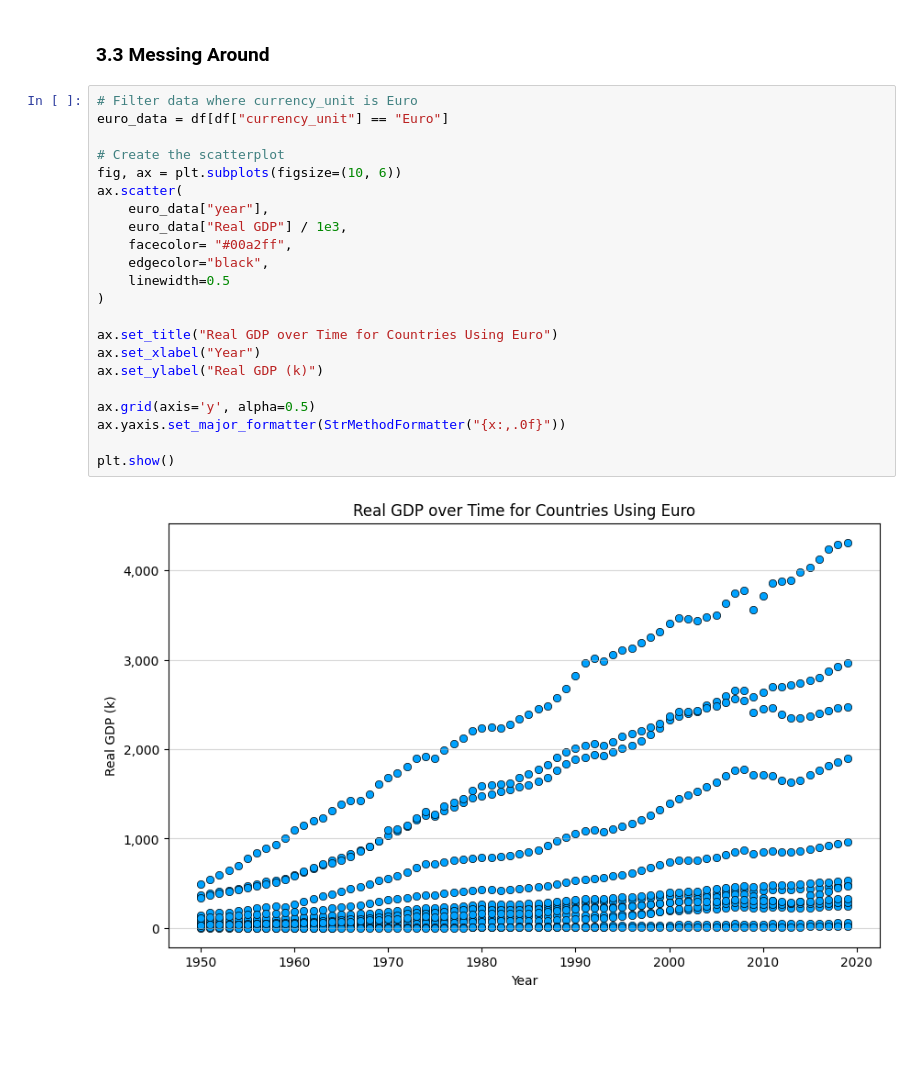
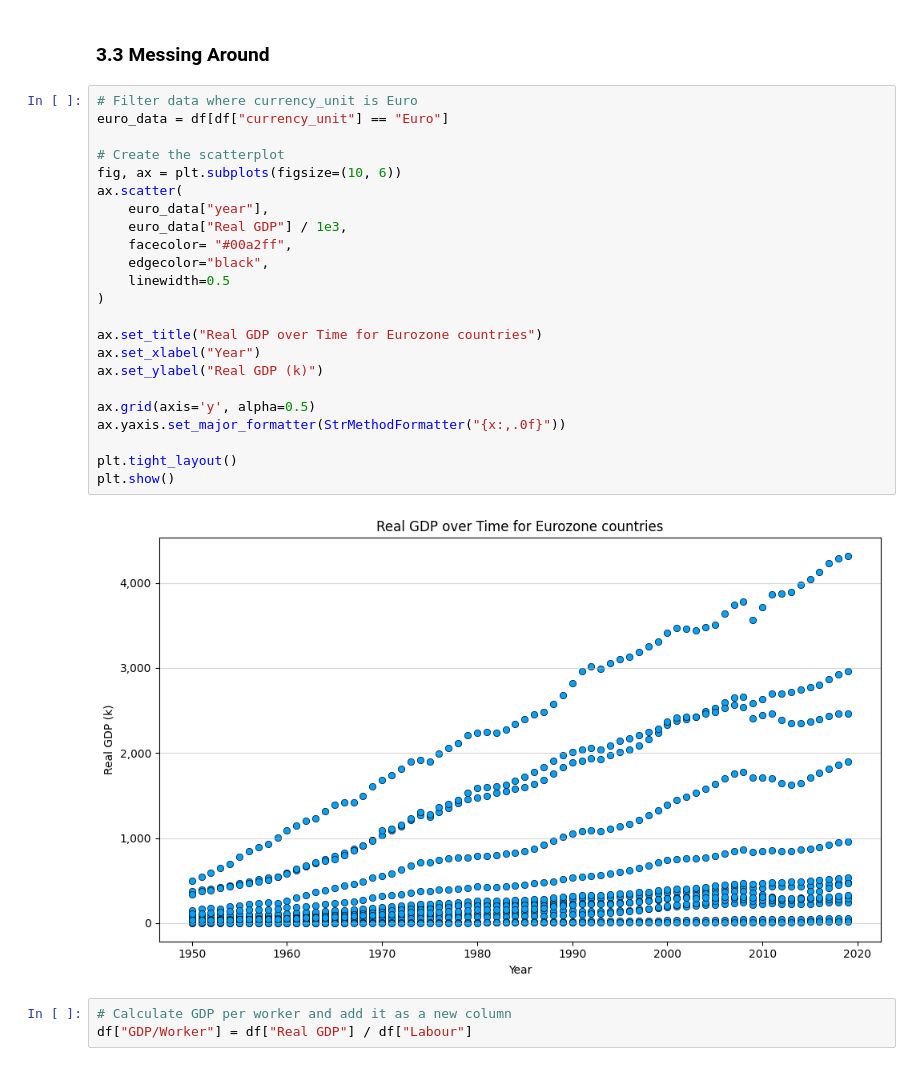
Before and after one commit to jxy-ygjm/EC1B1-Mini-Assessment, a Jupyter notebook: Mini Assessment.ipynb, the cells around one changed output. Drawn from its saved outputs; the diff is of its cells as text; blank space fills up the shorter version.

```diff
--- a/Mini Assessment.ipynb
+++ b/Mini Assessment.ipynb
@@ -470,24 +470,28 @@ plt.show()
 # %%
 # Filter data where currency_unit is Euro
 euro_data = df[df["currency_unit"] == "Euro"]
 
 # Create the scatterplot
 fig, ax = plt.subplots(figsize=(10, 6))
 ax.scatter(
     euro_data["year"],
     euro_data["Real GDP"] / 1e3,
     facecolor= "#00a2ff",
     edgecolor="black",
     linewidth=0.5
 )
 
-ax.set_title("Real GDP over Time for Countries Using Euro")
+ax.set_title("Real GDP over Time for Eurozone countries")
 ax.set_xlabel("Year")
 ax.set_ylabel("Real GDP (k)")
 
 ax.grid(axis='y', alpha=0.5)
 ax.yaxis.set_major_formatter(StrMethodFormatter("{x:,.0f}"))
 
+plt.tight_layout()
 plt.show()
 # %% [output]
-[figure, old version]
+[figure, new version]
+# %%
+# Calculate GDP per worker and add it as a new column
+df["GDP/Worker"] = df["Real GDP"] / df["Labour"]
```
Also changed, not shown: parts of 7 cells of this notebook.
